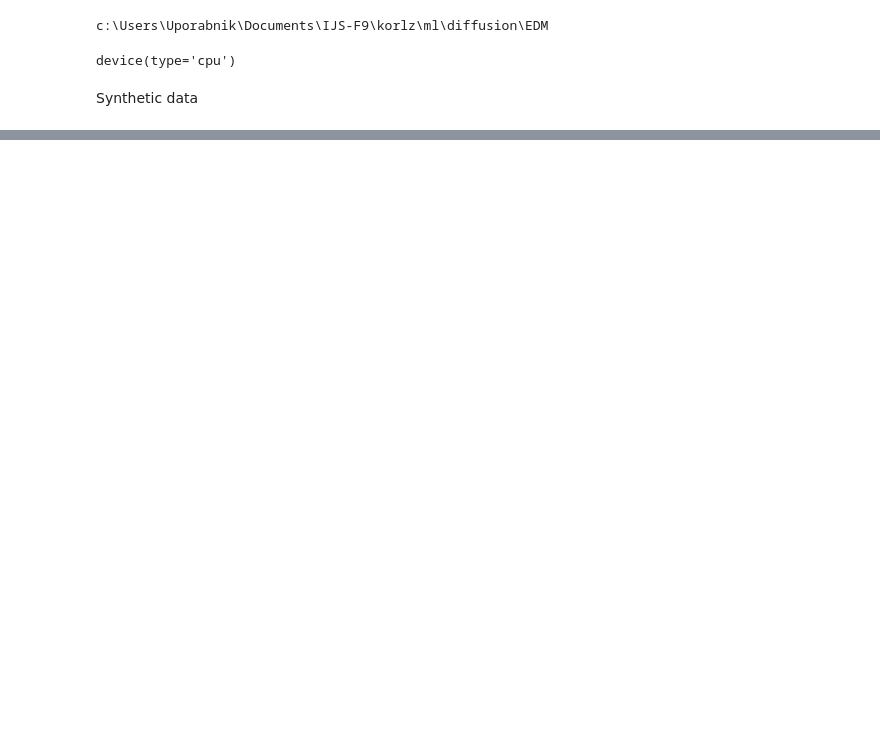
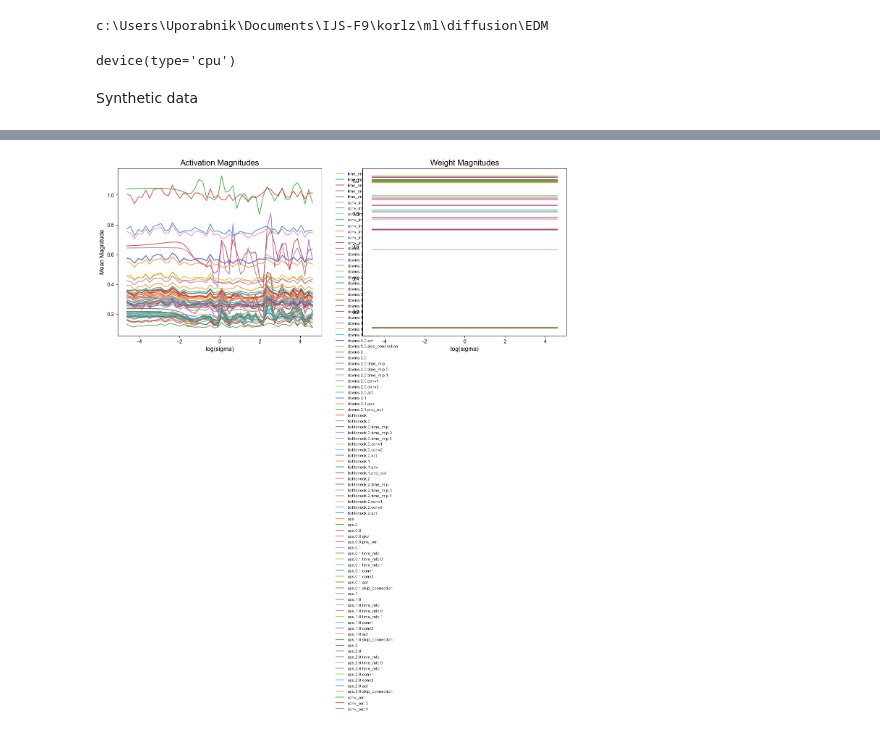
Before and after one commit to korl-z/F9ML_diffusion, a Jupyter notebook: ml/diffusion/EDM/main_EDM_testrun.ipynb, the cells around one changed output, grey strips where cells are left out. Saved outputs shown, nothing was run; the diff lists cells and outputs as text; code cells hidden in the pictures; blank space fills up the shorter version.

```diff
--- a/ml/diffusion/EDM/main_EDM_testrun.ipynb
+++ b/ml/diffusion/EDM/main_EDM_testrun.ipynb
@@ -254,0 +108,4 @@ plt.show()
+# %%
+rnd_normal = torch.randn([reshaped_x0.shape[0], 1, 1, 1])
+
+rnd_normal.shape
@@ -254,0 +114,6 @@ plt.show()
+# %%
+Pmean = -0.4
+Pstd = 1
+
+sigma = (rnd_normal * Pstd + Pmean).exp()
+sigma.shape
@@ -254,0 +127,9 @@ plt.show()
+# %%
+sigma = sigma.to(torch.float32).reshape(-1, 1, 1, 1)
+
+c_skip = sigma_data ** 2 / (sigma ** 2 + sigma_data ** 2)
+c_out = sigma * sigma_data / (sigma ** 2 + sigma_data ** 2).sqrt()
+c_in = 1 / (sigma_data ** 2 + sigma ** 2).sqrt()
+c_noise = sigma.log() / 4
+
+torch.isnan(c_noise).any()
@@ -254,0 +306,26 @@ plt.show()
+# %%
+fig, axes = plt.subplots(1, 2, figsize=(16, 6), dpi=100)
+plt.style.use('seaborn-v0_8-whitegrid')
+
+# --- Plot Activations ---
+ax = axes[0]
+for name, means in activation_results_mean.items():
+    ax.plot(log_sigmas.cpu().numpy(), means, label=name, alpha=0.8)
+ax.set_title("Activation Magnitudes", fontsize=16)
+ax.set_xlabel("log(sigma)", fontsize=12)
+ax.set_ylabel("Mean Magnitude", fontsize=12)
+ax.legend(fontsize='small', bbox_to_anchor=(1.05, 1), loc='upper left')
+
+# --- Plot Weights ---
+ax = axes[1]
+for name, means in weight_results_mean.items():
+    ax.plot(log_sigmas.cpu().numpy(), means, label=name, alpha=0.8)
+ax.set_title("Weight Magnitudes", fontsize=16)
+ax.set_xlabel("log(sigma)", fontsize=12)
+# ax.set_ylabel("Mean Magnitude", fontsize=12) # Y-label is shared
+# ax.legend(fontsize='small', bbox_to_anchor=(1.05, 1), loc='upper left')
+
+plt.tight_layout(rect=[0, 0, 0.85, 0.96]) # Adjust layout to make space for legends
+plt.show()
+# %% [output]
+[figure, added]
```
Also changed, not shown: parts of 29 cells of this notebook, 10 other files.
